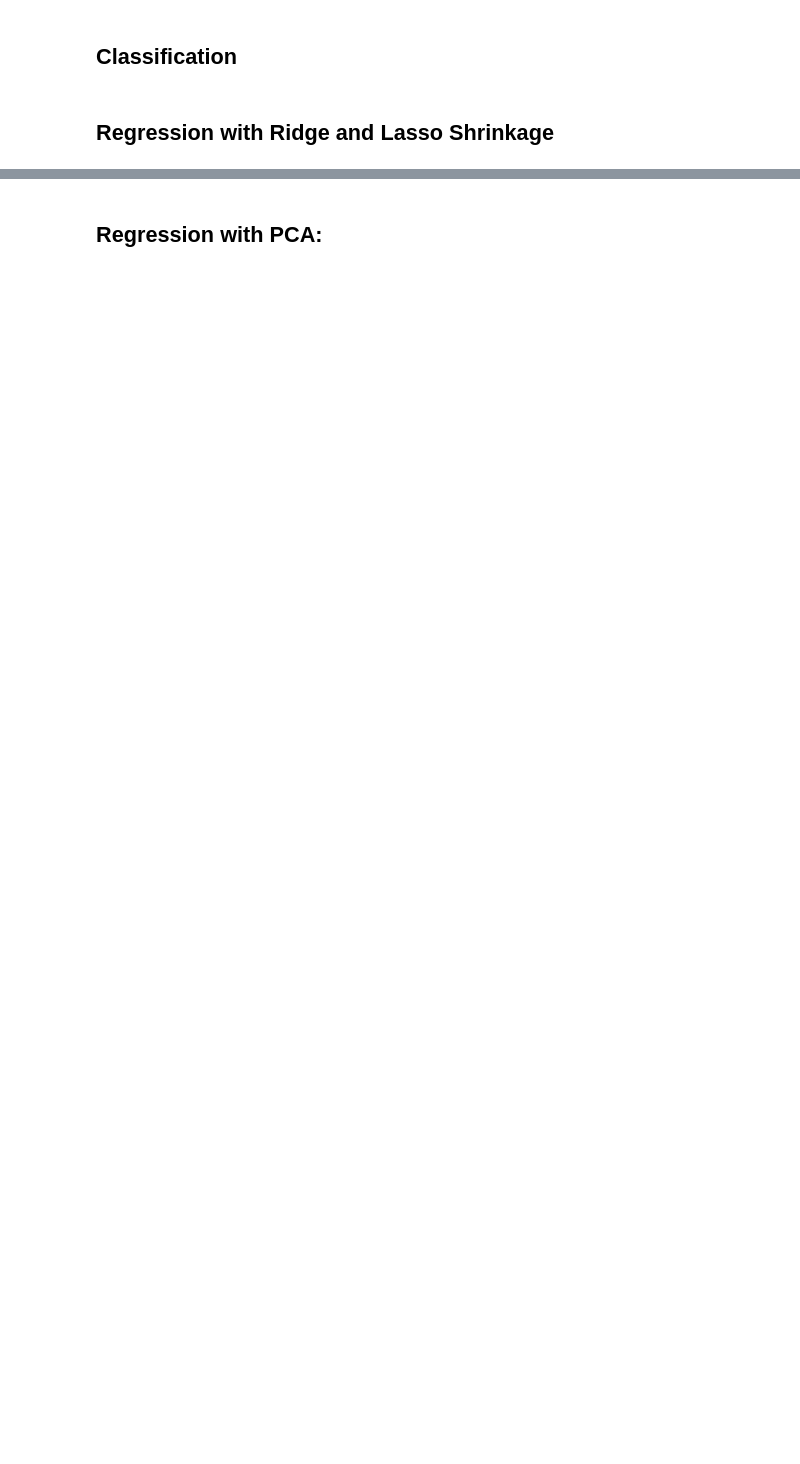
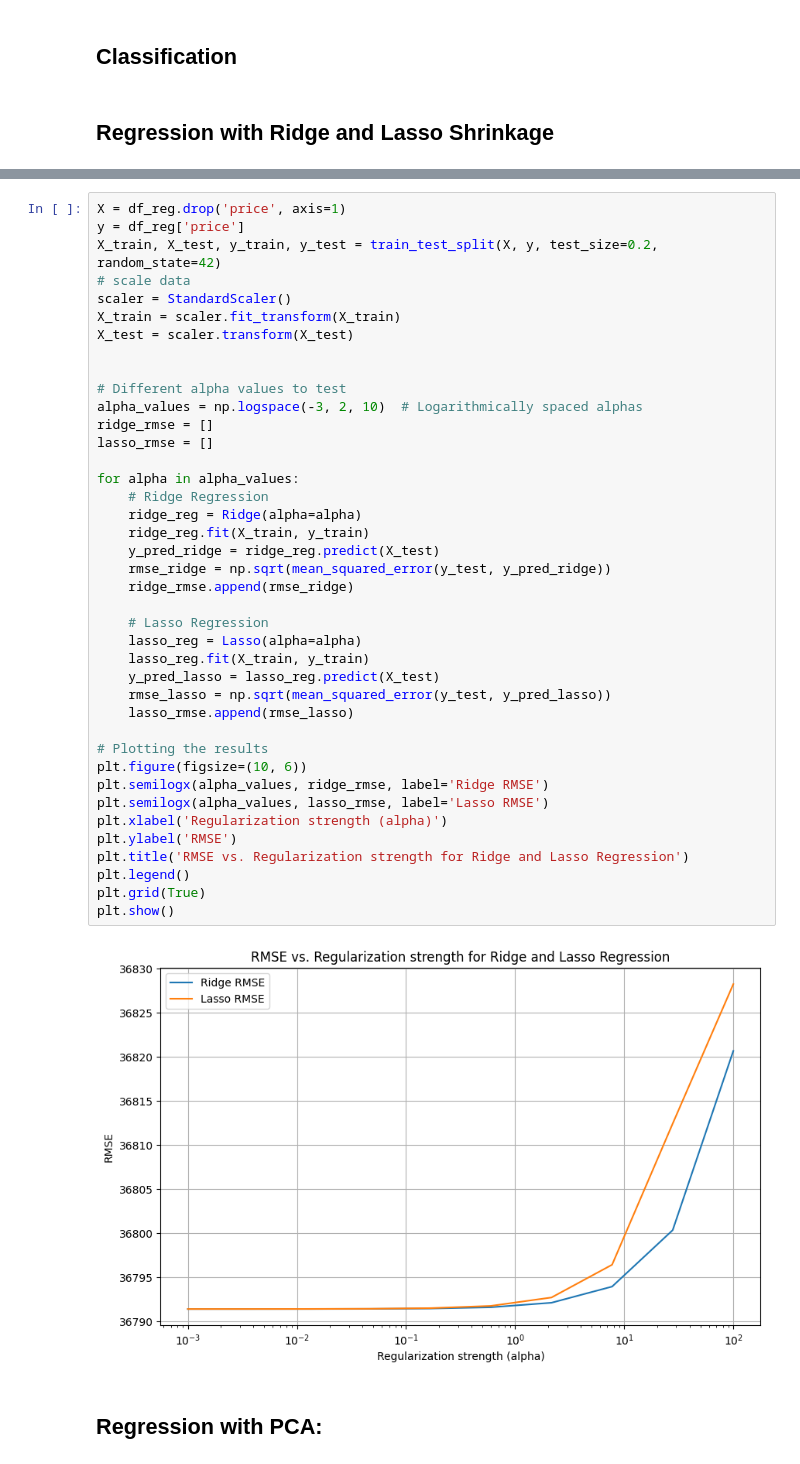
Before and after one commit to eljanmahammadli/ML-Course-ADA, a Jupyter notebook: project-3/resampling_model_selec.ipynb, the cells around one changed output, grey strips where cells are left out. Drawn from its saved outputs; the diff is of its cells as text; blank space fills up the shorter version.

```diff
--- a/project-3/resampling_model_selec.ipynb
+++ b/project-3/resampling_model_selec.ipynb
@@ -532,6 +576,48 @@ print("Lasso Regression - RSS:", rss_lasso, "RMSE:", rmse_lasso)
 # %% [output]
 Ridge Regression - RSS: 7039801204478.572 RMSE: 36776.45219456246
 Lasso Regression - RSS: 7045031728183.132 RMSE: 36790.11198282189
+# %%
+X = df_reg.drop('price', axis=1)
+y = df_reg['price']
+X_train, X_test, y_train, y_test = train_test_split(X, y, test_size=0.2, random_state=42)
+# scale data
+scaler = StandardScaler()
+X_train = scaler.fit_transform(X_train)
+X_test = scaler.transform(X_test)
+
+
+# Different alpha values to test
+alpha_values = np.logspace(-3, 2, 10)  # Logarithmically spaced alphas
+ridge_rmse = []
+lasso_rmse = []
+
+for alpha in alpha_values:
+    # Ridge Regression
+    ridge_reg = Ridge(alpha=alpha)
+    ridge_reg.fit(X_train, y_train)
+    y_pred_ridge = ridge_reg.predict(X_test)
+    rmse_ridge = np.sqrt(mean_squared_error(y_test, y_pred_ridge))
+    ridge_rmse.append(rmse_ridge)
+
+    # Lasso Regression
+    lasso_reg = Lasso(alpha=alpha)
+    lasso_reg.fit(X_train, y_train)
+    y_pred_lasso = lasso_reg.predict(X_test)
+    rmse_lasso = np.sqrt(mean_squared_error(y_test, y_pred_lasso))
+    lasso_rmse.append(rmse_lasso)
+
+# Plotting the results
+plt.figure(figsize=(10, 6))
+plt.semilogx(alpha_values, ridge_rmse, label='Ridge RMSE')
+plt.semilogx(alpha_values, lasso_rmse, label='Lasso RMSE')
+plt.xlabel('Regularization strength (alpha)')
+plt.ylabel('RMSE')
+plt.title('RMSE vs. Regularization strength for Ridge and Lasso Regression')
+plt.legend()
+plt.grid(True)
+plt.show()
+# %% [output]
+[figure, added]
 # %% [markdown]
 ## Regression with PCA:
 # %%
```
Also changed, not shown: parts of 30 cells of this notebook, 2 other files.
